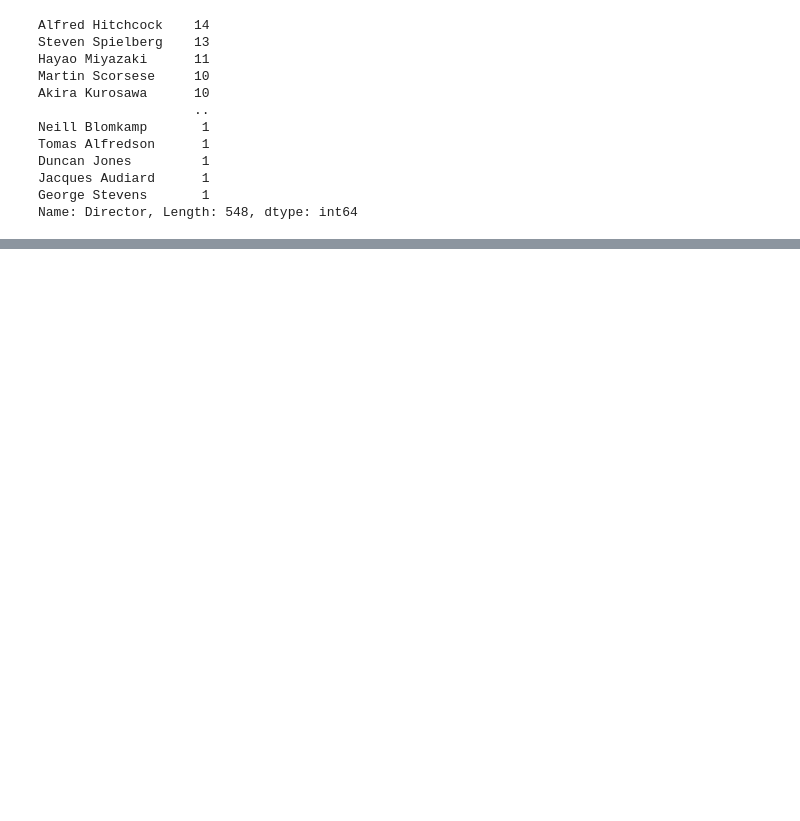
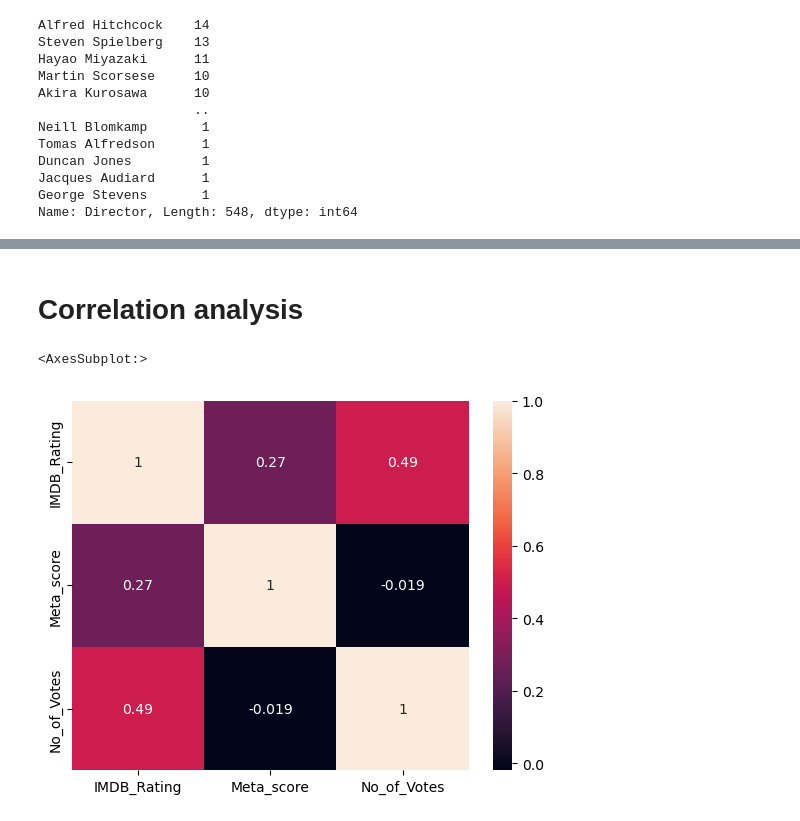
Before and after one commit to ansatsu01/Data-Analysis-and-Visualisation-Technology-Course, a Jupyter notebook: Exploratory Data Analysis.ipynb, the cells around one changed output, grey strips where cells are left out. Cells and saved outputs as stored; diff of their text form; code cells hidden in the pictures; blank space fills up the shorter version.

```diff
--- a/Exploratory Data Analysis.ipynb
+++ b/Exploratory Data Analysis.ipynb
@@ -62,0 +187,7 @@ Name: Director, Length: 548, dtype: int64
+# %% [markdown]
+# Correlation analysis
+# %%
+sns.heatmap(data = films.corr(), annot = True)
+# %% [output]
+<AxesSubplot:>
+[figure, added]
```
Also changed, not shown: parts of 22 cells of this notebook.
